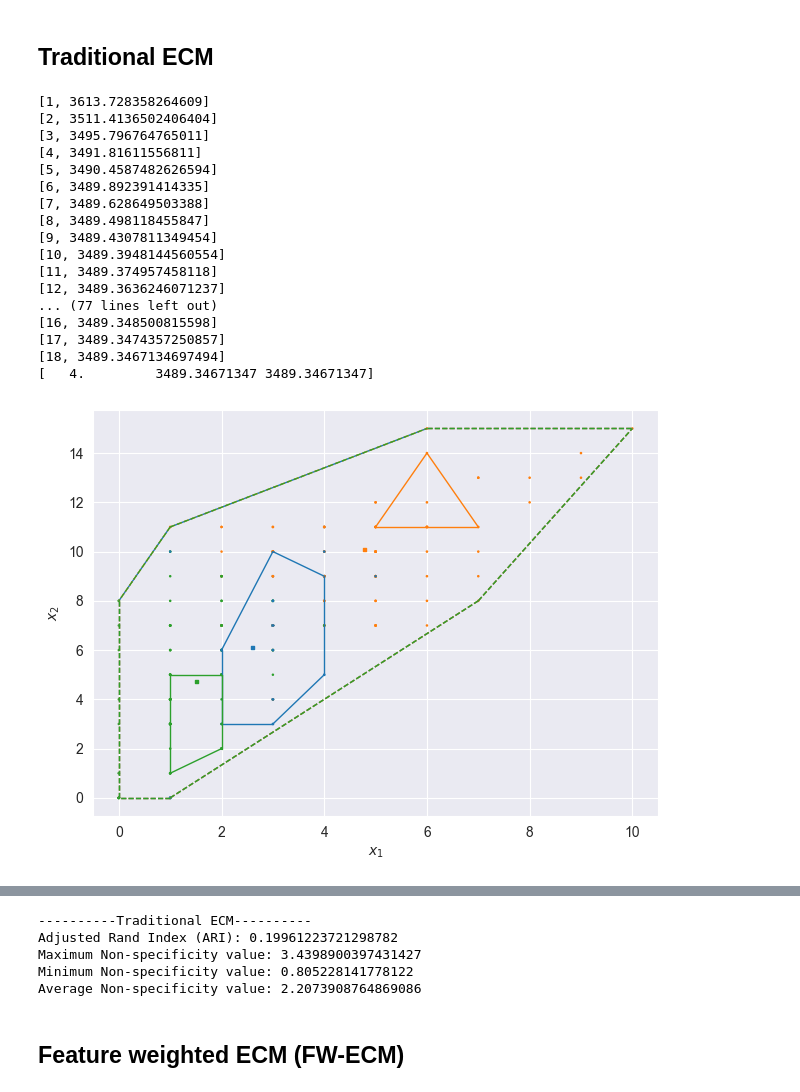
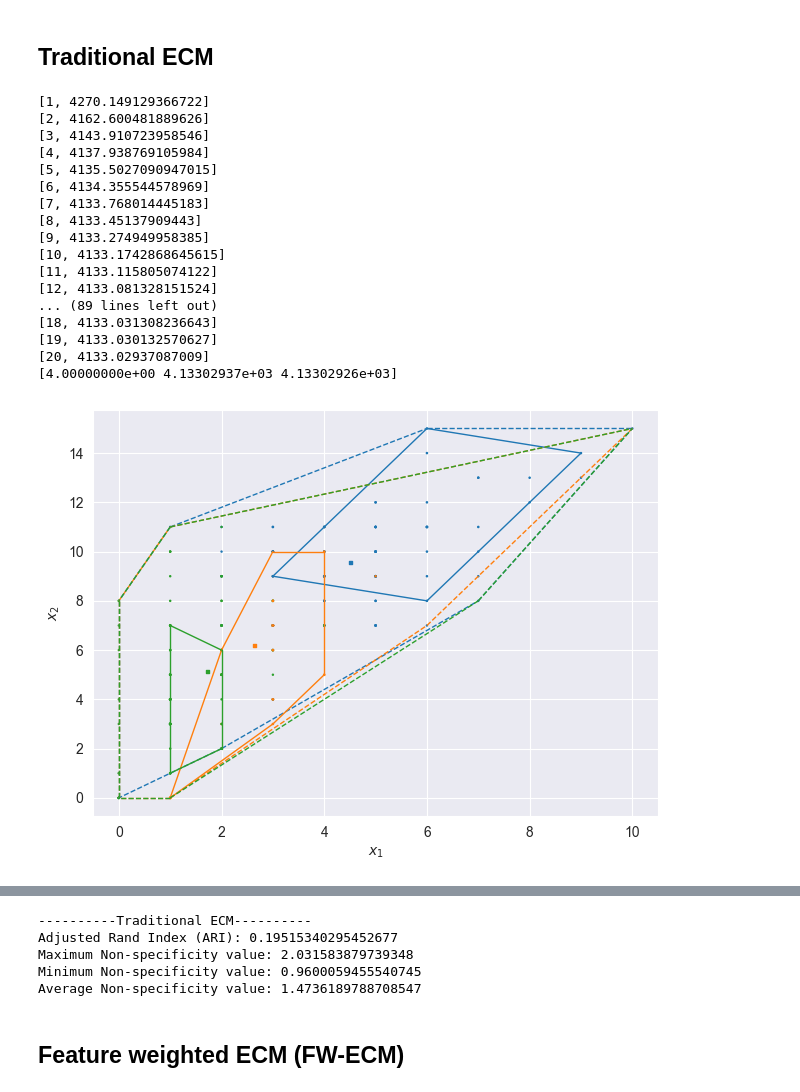
Before and after one commit to tridogithub/evclust, a Jupyter notebook: docs/fwecm_letters.ipynb, the cells around one changed output, grey strips where cells are left out. Saved outputs shown, nothing was run; the diff lists cells and outputs as text; code cells hidden in the pictures.

```diff
--- a/docs/fwecm_letters.ipynb
+++ b/docs/fwecm_letters.ipynb
@@ -90,38 +84,38 @@ def calculate_non_specificity(cluster_model):
 ## Traditional ECM
 # %%
 # Traditional ECM clustering
-model = ecm(x=X, c=3, beta=1.9, alpha=0.1, delta=29, ntrials=5)
+model = ecm(x=X, c=3, beta=2, alpha=1, delta=100, ntrials=5)
 
 ev_plot(model, X=X)
 ev_pcaplot(data=X, x=model, normalize=False)
 
 # Compute the Adjusted Rand Index (ARI)
 true_labels = numeric_labels
 Y_betP = model['betp']
 predicted_labels = np.argmax(Y_betP, axis=1)
 
 ari = adjusted_rand_score(true_labels, predicted_labels)
 print("----------Traditional ECM----------")
 print(f"Adjusted Rand Index (ARI): {ari}")
 
 # Calculate Non-specificity
 calculate_non_specificity(model)
 # %% [output]
-[1, 3613.728358264609]
-[2, 3511.4136502406404]
-[3, 3495.796764765011]
-[4, 3491.81611556811]
-[5, 3490.4587482626594]
-[6, 3489.892391414335]
-[7, 3489.628649503388]
-[8, 3489.498118455847]
-[9, 3489.4307811349454]
-[10, 3489.3948144560554]
-[11, 3489.374957458118]
-[12, 3489.3636246071237]
-... (77 lines left out)
-[16, 3489.348500815598]
-[17, 3489.3474357250857]
-[18, 3489.3467134697494]
-[   4.         3489.34671347 3489.34671347]
+[1, 4270.149129366722]
+[2, 4162.600481889626]
+[3, 4143.910723958546]
+[4, 4137.938769105984]
+[5, 4135.5027090947015]
+[6, 4134.355544578969]
+[7, 4133.768014445183]
+[8, 4133.45137909443]
+[9, 4133.274949958385]
+[10, 4133.1742868645615]
+[11, 4133.115805074122]
+[12, 4133.081328151524]
+... (89 lines left out)
+[18, 4133.031308236643]
+[19, 4133.030132570627]
+[20, 4133.02937087009]
+[4.00000000e+00 4.13302937e+03 4.13302926e+03]
-[figure, old version]
+[figure, new version]
@@ -129,8 +123,8 @@ calculate_non_specificity(model)
 ----------Traditional ECM----------
-Adjusted Rand Index (ARI): 0.19961223721298782
-Maximum Non-specificity value: 3.4398900397431427
-Minimum Non-specificity value: 0.805228141778122
-Average Non-specificity value: 2.2073908764869086
+Adjusted Rand Index (ARI): 0.19515340295452677
+Maximum Non-specificity value: 2.031583879739348
+Minimum Non-specificity value: 0.9600059455540745
+Average Non-specificity value: 1.4736189788708547
 # %% [markdown]
 ## Feature weighted ECM (FW-ECM)
 # %%
```
Also changed, not shown: parts of 4 cells of this notebook.
